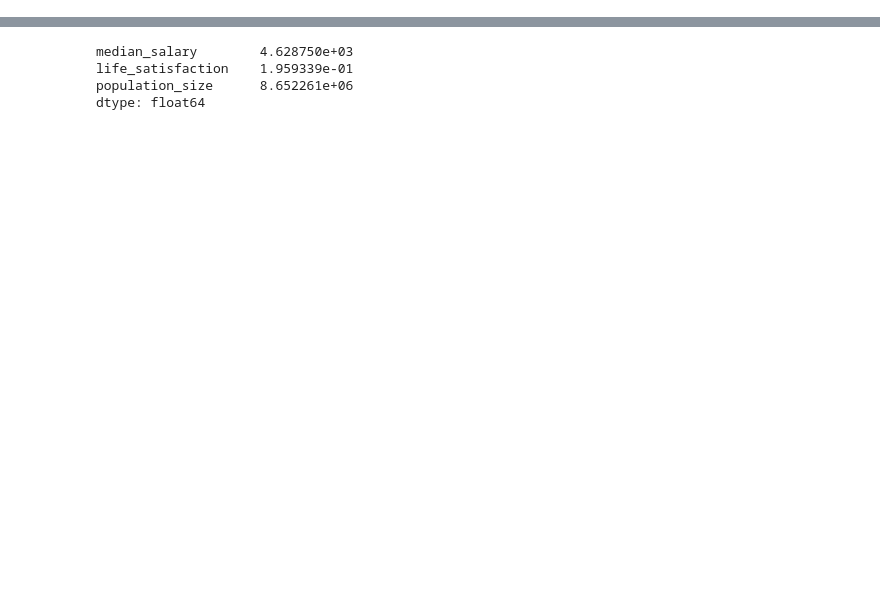
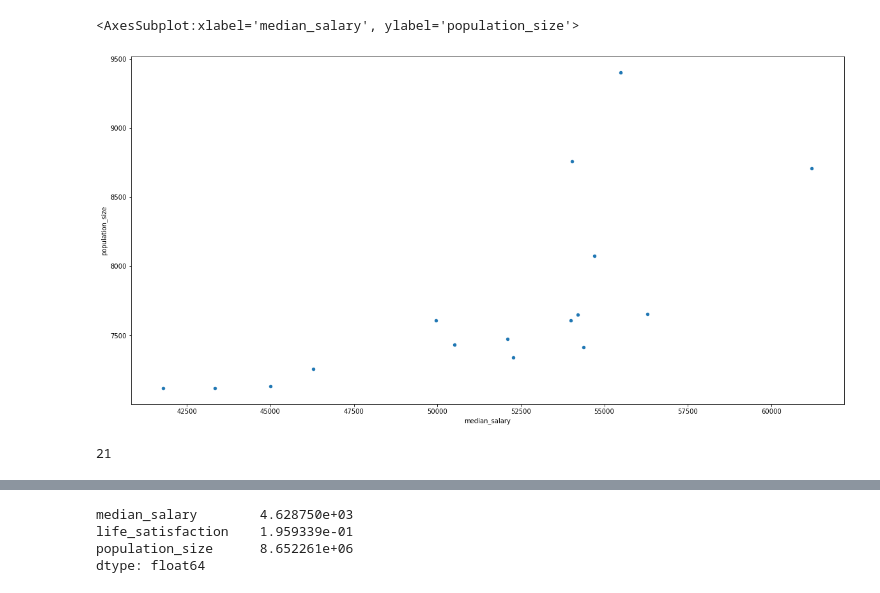
Before and after one commit to JessSumner57/-outline-, a Jupyter notebook: outlineFsds.ipynb, the cells around one changed output, grey strips where cells are left out. Cells and saved outputs as stored; diff of their text form; code cells hidden in the pictures; blank space fills up the shorter version.

```diff
--- a/outlineFsds.ipynb
+++ b/outlineFsds.ipynb
@@ -36,0 +84,13 @@ df.head()
+# %%
+df['median_salary'].describe()
+df['area'].describe()
+#narrowing down the are to city of london
+city_of_london = df[df['area']=='city of london']
+city_of_london
+#filtering by median_salary value
+city_of_london = city_of_london[city_of_london['median_salary'] > 40000]
+city_of_london
+
+#print (df.columns)
+#print (df.columns[1])
+#print (df.area)
@@ -36,0 +116,3 @@ df.head()
+# %%
+city_of_london['recycling_pct'].fillna('0', inplace =True) #I will assume that they do not have a recycling point
+city_of_london
@@ -36,0 +138,13 @@ df.head()
+# %%
+city_of_london[['median_salary', 'population_size']].plot(kind='scatter', x='median_salary', y='population_size', figsize=(20,10))
+#seeing how median salary coorelates to population size within the area of city of london
+# %% [output]
+<AxesSubplot:xlabel='median_salary', ylabel='population_size'>
+[figure, added]
+# %%
+df.apply(pd.Series.value_counts)
+df.value_counts(dropna=True)
+df['area'].value_counts() #seeing how many instance they measure/ seems like 21 in each
+df.area.value_counts().london #ask jon about filtering each name
+# %% [output]
+21
```
Also changed, not shown: parts of 29 cells of this notebook.
